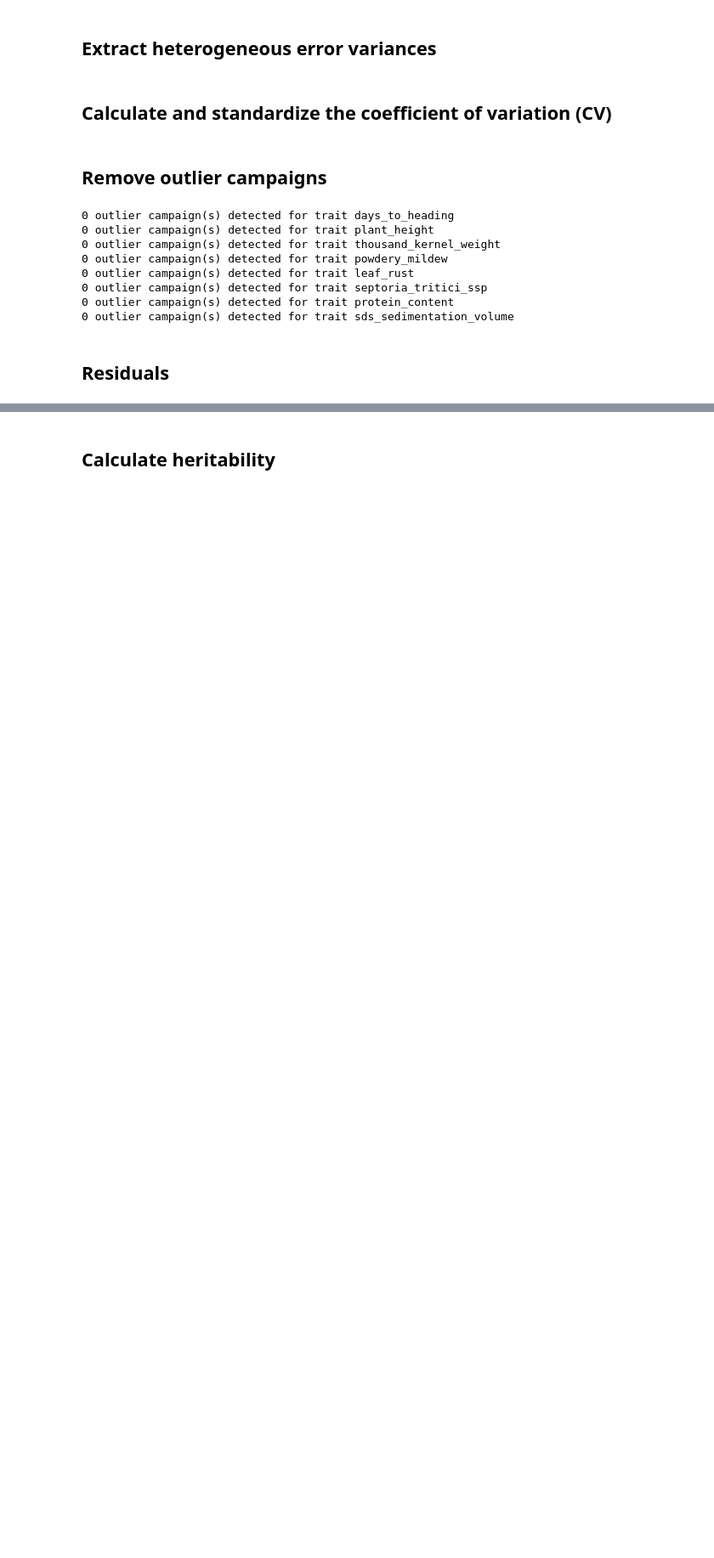
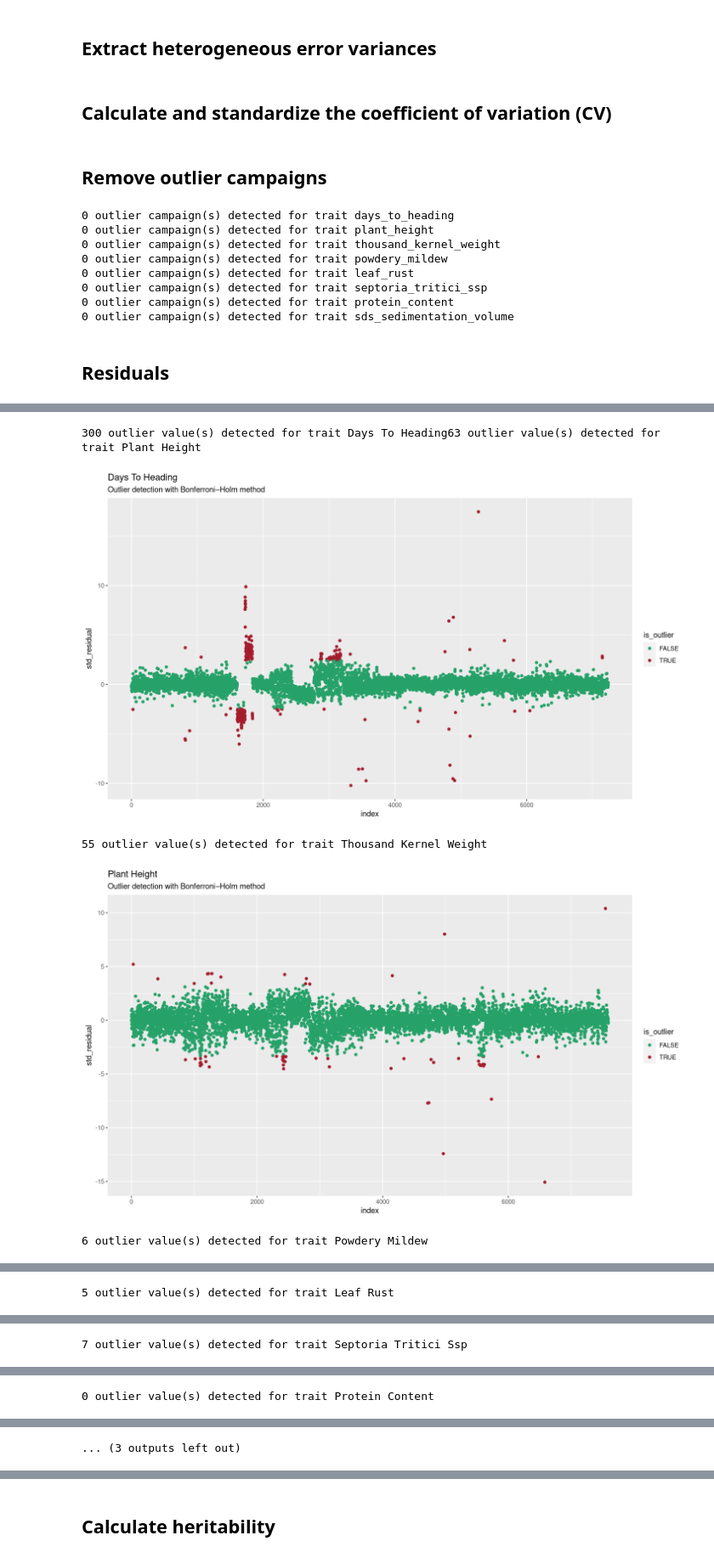
Before and after one commit to AGENTproject/historic_pheno_data_analysis, a Jupyter notebook: CREA-CI_historic_pheno_data_analysis/CREA-CI_historic_wheat_data_analysis.ipynb, the cells around one changed output, grey strips where cells are left out. Shown at 85% size. Cells and saved outputs as stored; diff of their text form; code cells hidden in the pictures; blank space fills up the shorter version.

```diff
--- a/CREA-CI_historic_pheno_data_analysis/CREA-CI_historic_wheat_data_analysis.ipynb
+++ b/CREA-CI_historic_pheno_data_analysis/CREA-CI_historic_wheat_data_analysis.ipynb
@@ -507,14 +507,29 @@ ASReml 4.1.0 Mon Nov 13 18:16:17 2023
 # %%
 make_BH_multtest <- function(asreml_res){
             trait_title <- colnames(asreml_res$mf)[3] |> str_replace_all("_", " ") |> str_to_title()
             residual <- asreml_res$residuals
             MAD <- 1.4826*median(abs(residual-median(residual))) #approx constant https://en.wikipedia.org/wiki/Median_absolute_deviation#Relation_to_standard_deviation
             rawp_BHStud <- 2 * (1 - pnorm(abs(residual/MAD)))
             test_BHStud <- mt.rawp2adjp(rawp_BHStud, proc=c("Holm"))
             result_df <- tibble(adjp=test_BHStud[[1]][,1], bholm=test_BHStud[[1]][,2], index=test_BHStud[[2]]) |>
-                    mutate(is_outlier = bholm < 0.05) |> arrange(index) |> mutate(std_residual = scale(residual))
+                    mutate(is_outlier = bholm < 0.05) |> arrange(index) |> mutate(std_residual = scale(residual)[,1])
             cat(sum(result_df$is_outlier), "outlier value(s) detected for trait", trait_title)
             plot(ggplot(result_df, aes(index,std_residual, color=is_outlier)) + geom_jitter()
                  + scale_colour_manual(values = c("TRUE" = "#A51D2D", "FALSE" = "#26A269"))
                  + labs(title = trait_title, subtitle = "Outlier detection with Bonferroni–Holm method"))
             return(result_df |> as.data.frame())}
+
+result_BH_HT <- make_BH_multtest(asreml_res_HT)
+result_BH_PH <- make_BH_multtest(asreml_res_PH)
+result_BH_TKW <- make_BH_multtest(asreml_res_TKW)
+result_BH_PM <- make_BH_multtest(asreml_res_PM)
+result_BH_LR <- make_BH_multtest(asreml_res_LR)
+result_BH_ST <- make_BH_multtest(asreml_res_ST)
+result_BH_PC <- make_BH_multtest(asreml_res_PC)
+result_BH_SV <- make_BH_multtest(asreml_res_SV)
+# %% [output]
+300 outlier value(s) detected for trait Days To Heading63 outlier value(s) detected for trait Plant Height
+[figure, added]
+55 outlier value(s) detected for trait Thousand Kernel Weight
+[figure, added]
+6 outlier value(s) detected for trait Powdery Mildew
@@ -520,0 +537 @@ make_BH_multtest <- function(asreml_res){
+5 outlier value(s) detected for trait Leaf Rust
@@ -520,0 +539 @@ make_BH_multtest <- function(asreml_res){
+7 outlier value(s) detected for trait Septoria Tritici Ssp
@@ -520,0 +541 @@ make_BH_multtest <- function(asreml_res){
+0 outlier value(s) detected for trait Protein Content
@@ -520,0 +543 @@ make_BH_multtest <- function(asreml_res){
+... (3 outputs left out)
```
Also changed, not shown: parts of 46 cells of this notebook, 1 other file.
